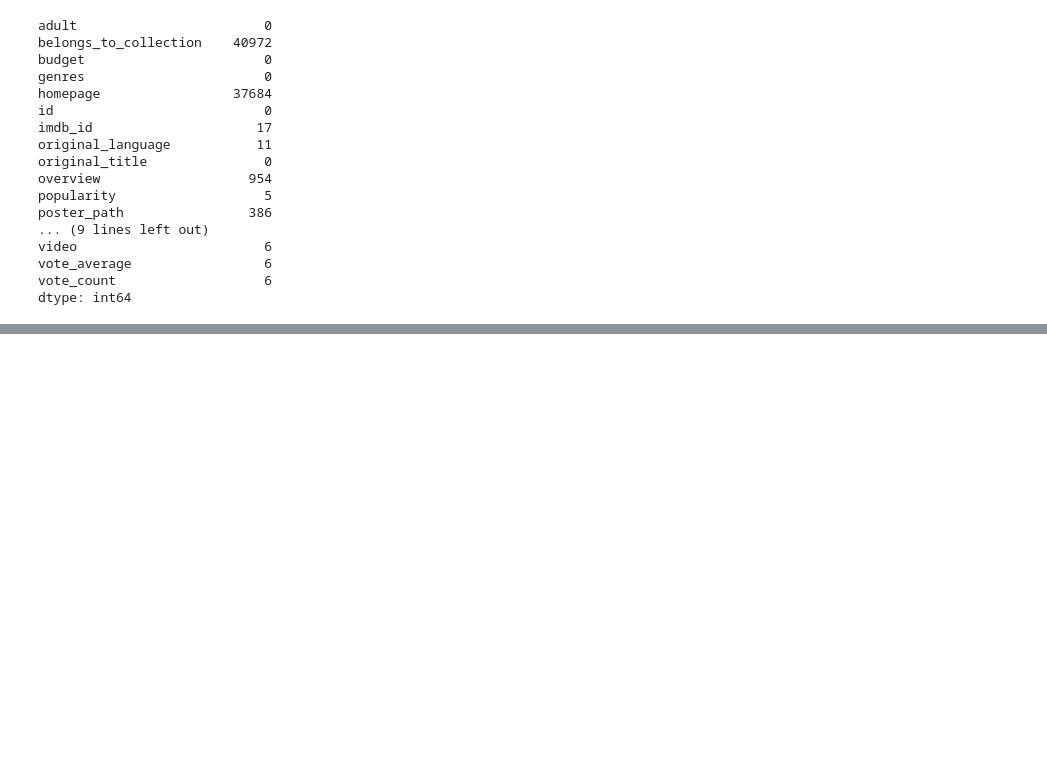
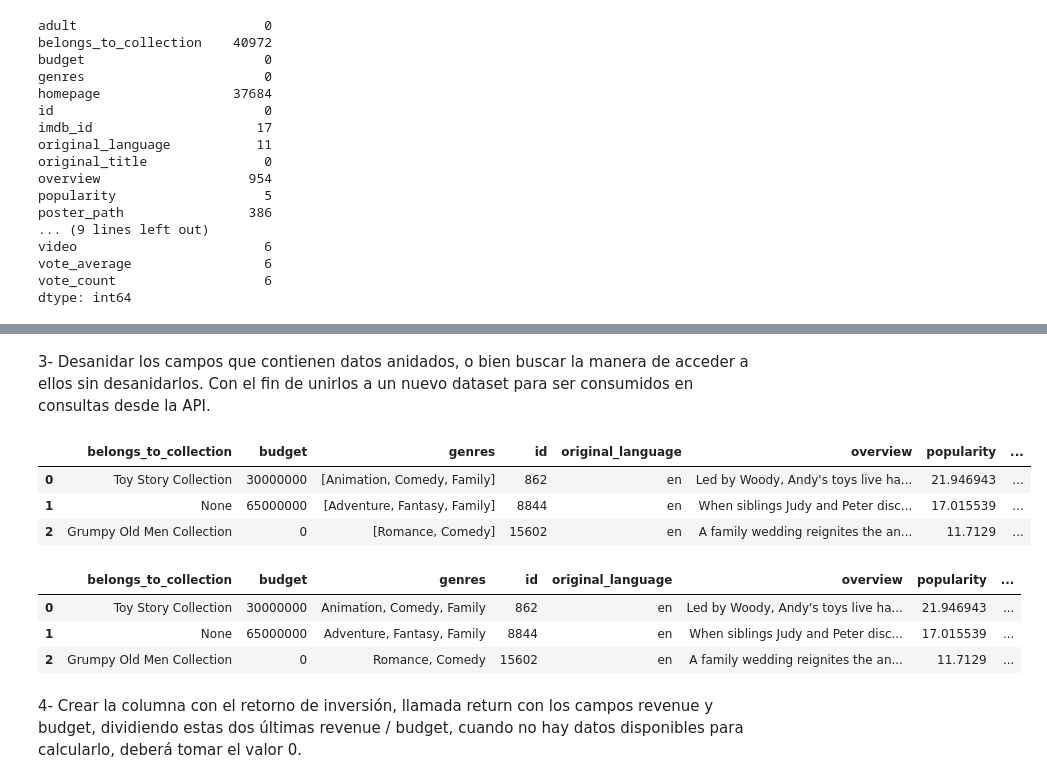
Before and after one commit to SoledadRozzatti/PI1_MLOPS, a Jupyter notebook: Análisis ETL y EDA/PI1_ETL.ipynb, the cells around one changed output, grey strips where cells are left out. Saved outputs shown, nothing was run; the diff lists cells and outputs as text; code cells hidden in the pictures; blank space fills up the shorter version.

```diff
--- a/Análisis ETL y EDA/PI1_ETL.ipynb
+++ b/Análisis ETL y EDA/PI1_ETL.ipynb
@@ -66,0 +103,2 @@ df.drop(columns=["video","imdb_id","adult","original_title","vote_count","poster
+# %% [markdown]
+3- Desanidar los campos que contienen datos anidados, o bien buscar la manera de acceder a ellos sin desanidarlos. Con el fin de unirlos a un nuevo dataset para ser consumidos en consultas desde la API.
@@ -66,0 +107,42 @@ df.drop(columns=["video","imdb_id","adult","original_title","vote_count","poster
+# %%
+def buscar_name(obj):
+    """
+    Esta función devuelve una lista con los valores de la clave "name" de un objeto si es una cadena de texto
+    y contiene caracteres "{". Si el objeto no cumple estas condiciones, retorna una lista vacía.
+
+    Argumento:
+        obj (str): El objeto a evaluar.
+
+    Returns:
+        list: Una lista con los valores de la clave "name" del objeto, o una lista vacía.
+
+    Ejemplo:
+        >>> buscar_name('{"name": "Juan"}')
+        ['Juan']
+    """
+    if isinstance(obj, str) and "{" in obj:
+        L = []
+        for i in ast.literal_eval(obj):
+            L.append(i["name"])
+        return L
+    else:
+        return []
+# %%
+def buscar_name2(obj):
+    """
+    Esta función devuelve el valor de la clave "name" de un objeto si es una cadena de texto y contiene el carácter "{".
+    Si el objeto no cumple estas condiciones o la clave "name" no está presente, retorna None.
+
+    Argumento:
+        obj (str): El objeto a evaluar.
+
+    Returns:
+        str or None: El valor de la clave "name" del objeto, o None si no cumple las condiciones o la clave "name" no está presente.
+
+    Ejamplo:
+        >>> buscar_name2('{"name": "Pedro"}')
+        'Pedro'
+    """
+    if isinstance(obj, str) and "{" in obj:
+        dic = ast.literal_eval(obj)
+        return dic["name"]
@@ -66,0 +156,8 @@ df.drop(columns=["video","imdb_id","adult","original_title","vote_count","poster
+# %%
+# Corroboramos el funcionamiento de las funciones definidas anteriormente.
+df.head(3)
+# %% [output]
+|  | belongs_to_collection | budget | genres | id | original_language | overview | popularity | ... |
+| 0 | Toy Story Collection | 30000000 | [Animation, Comedy, Family] | 862 | en | Led by Woody, Andy's toys live ha... | 21.946943 | ... |
+| 1 | None | 65000000 | [Adventure, Fantasy, Family] | 8844 | en | When siblings Judy and Peter disc... | 17.015539 | ... |
+| 2 | Grumpy Old Men Collection | 0 | [Romance, Comedy] | 15602 | en | A family wedding reignites the an... | 11.7129 | ... |
@@ -66,0 +170,10 @@ df.drop(columns=["video","imdb_id","adult","original_title","vote_count","poster
+# %%
+# Corroboramos si obtuvimos los valores sin formato lista.
+df.head(3)
+# %% [output]
+|  | belongs_to_collection | budget | genres | id | original_language | overview | popularity | ... |
+| 0 | Toy Story Collection | 30000000 | Animation, Comedy, Family | 862 | en | Led by Woody, Andy's toys live ha... | 21.946943 | ... |
+| 1 | None | 65000000 | Adventure, Fantasy, Family | 8844 | en | When siblings Judy and Peter disc... | 17.015539 | ... |
+| 2 | Grumpy Old Men Collection | 0 | Romance, Comedy | 15602 | en | A family wedding reignites the an... | 11.7129 | ... |
+# %% [markdown]
+4- Crear la columna con el retorno de inversión, llamada return con los campos revenue y budget, dividiendo estas dos últimas revenue / budget, cuando no hay datos disponibles para calcularlo, deberá tomar el valor 0.
```
Also changed, not shown: parts of 72 cells of this notebook.
